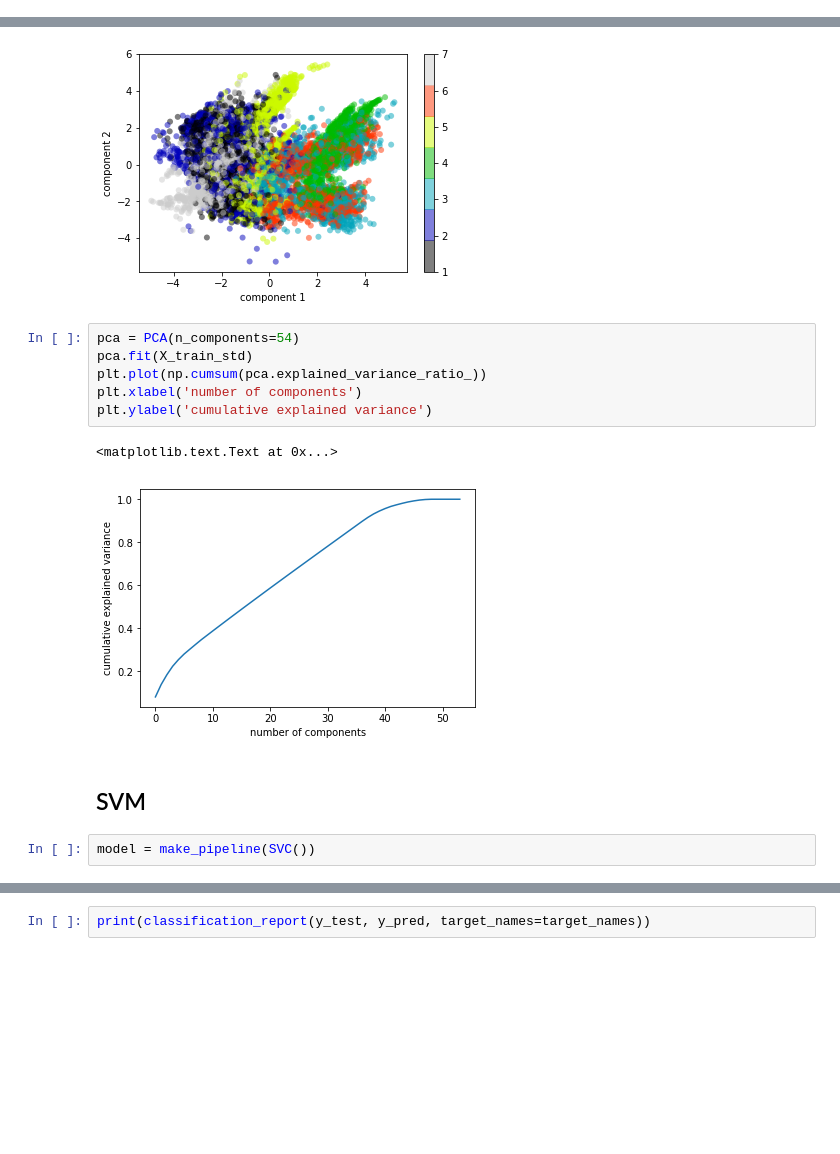
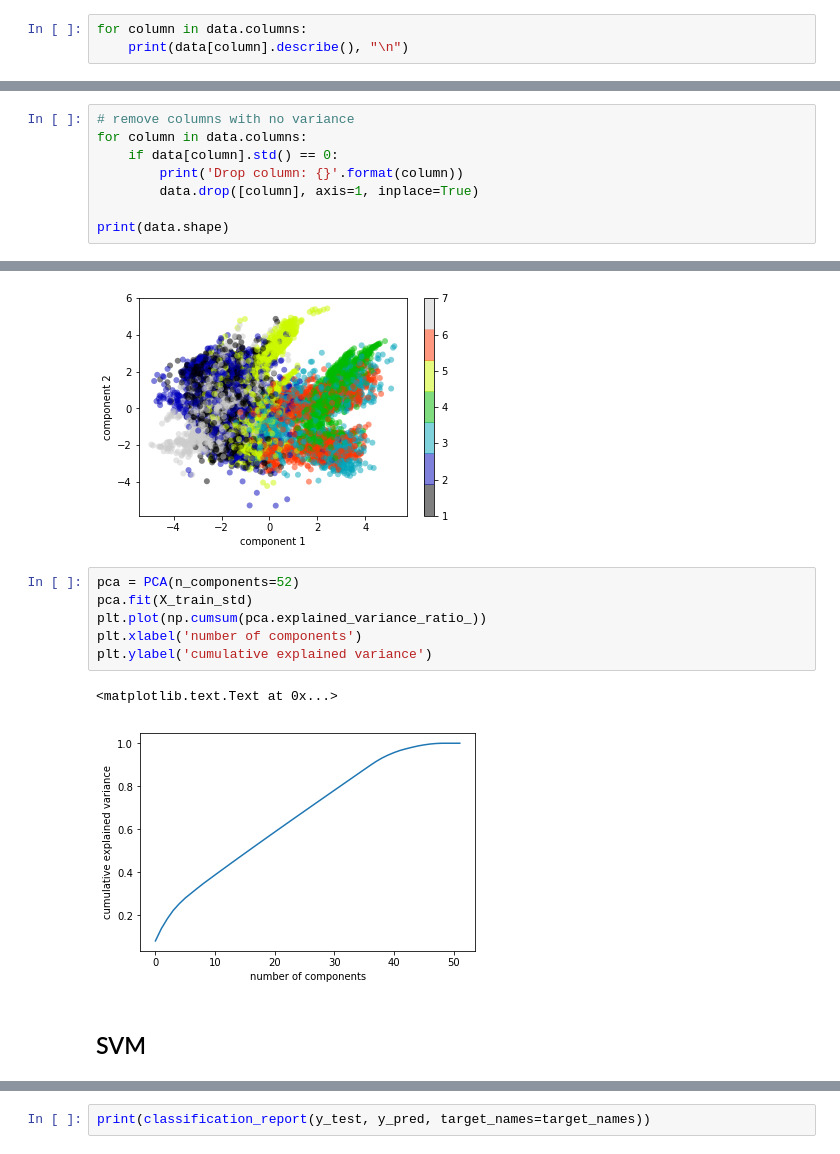
Before and after one commit to chingnaw/W207_Final, a Jupyter notebook: notebooks/Chris Fleisch - Forest Coverage.ipynb, the cells around one changed output, grey strips where cells are left out. Drawn from its saved outputs; the diff is of its cells as text; blank space fills up the shorter version.

```diff
--- a/notebooks/Chris Fleisch - Forest Coverage.ipynb
+++ b/notebooks/Chris Fleisch - Forest Coverage.ipynb
@@ -42,3 +49,6 @@ labels = df[df.columns[len(df.columns) - 1]]
 labels.shape
 # %% [output]
 (15120,)
+# %%
+for column in data.columns:
+    print(data[column].describe(), "\n")
@@ -44,0 +73,8 @@ labels.shape
+# %%
+# remove columns with no variance
+for column in data.columns:
+    if data[column].std() == 0:
+        print('Drop column: {}'.format(column))
+        data.drop([column], axis=1, inplace=True)
+
+print(data.shape)
@@ -65,16 +134,14 @@ plt.colorbar()
 <matplotlib.colorbar.Colorbar at 0x...>
 [figure]
 # %%
-pca = PCA(n_components=54)
+pca = PCA(n_components=52)
 pca.fit(X_train_std)
 plt.plot(np.cumsum(pca.explained_variance_ratio_))
 plt.xlabel('number of components')
 plt.ylabel('cumulative explained variance')
 # %% [output]
 <matplotlib.text.Text at 0x...>
-[figure, old version]
+[figure, new version]
 # %% [markdown]
 ## SVM
-# %%
-model = make_pipeline(SVC())
 # %%
```
Also changed, not shown: parts of 43 cells of this notebook.
